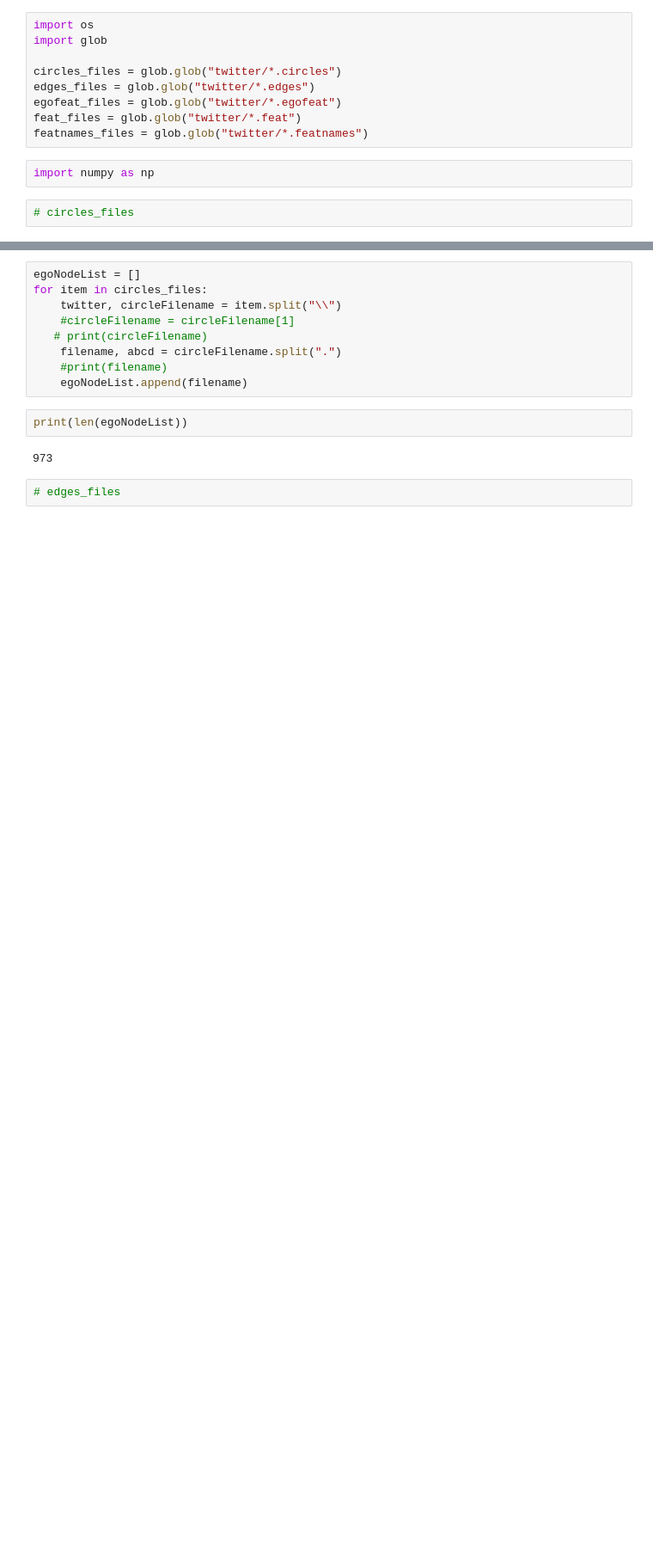
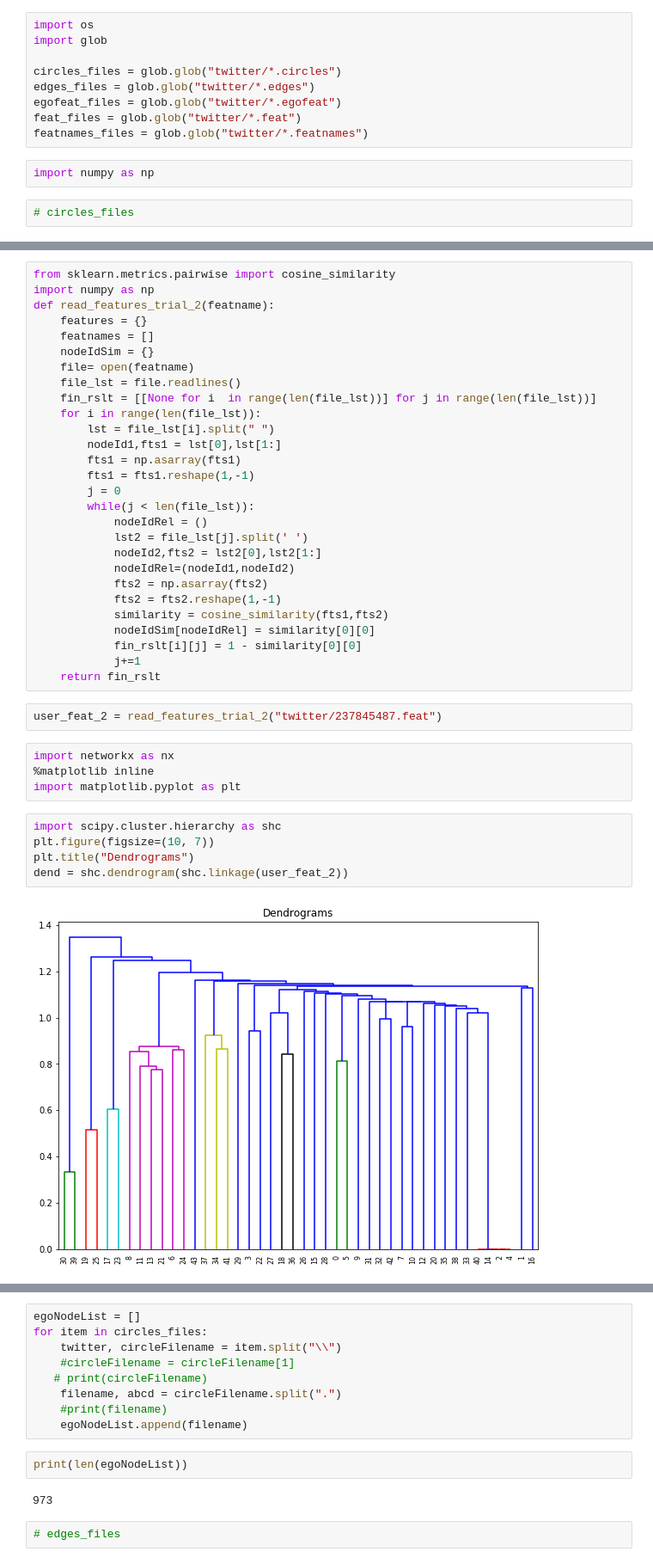
Before and after one commit to psnehas/Twitter_Graph_Mining, a Jupyter notebook: egotwitter.ipynb, the cells around one changed output, grey strips where cells are left out. Shown at 86% size. Cells and saved outputs as stored; diff of their text form; blank space fills up the shorter version.

```diff
--- a/egotwitter.ipynb
+++ b/egotwitter.ipynb
@@ -13,0 +53,41 @@ import numpy as np
+# %%
+from sklearn.metrics.pairwise import cosine_similarity
+import numpy as np
+def read_features_trial_2(featname):
+    features = {}
+    featnames = []
+    nodeIdSim = {}
+    file= open(featname)
+    file_lst = file.readlines()
+    fin_rslt = [[None for i  in range(len(file_lst))] for j in range(len(file_lst))]
+    for i in range(len(file_lst)):
+        lst = file_lst[i].split(" ")
+        nodeId1,fts1 = lst[0],lst[1:]
+        fts1 = np.asarray(fts1)
+        fts1 = fts1.reshape(1,-1)
+        j = 0
+        while(j < len(file_lst)):
+            nodeIdRel = ()
+            lst2 = file_lst[j].split(' ')
+            nodeId2,fts2 = lst2[0],lst2[1:]
+            nodeIdRel=(nodeId1,nodeId2)
+            fts2 = np.asarray(fts2)
+            fts2 = fts2.reshape(1,-1)
+            similarity = cosine_similarity(fts1,fts2)
+            nodeIdSim[nodeIdRel] = similarity[0][0]
+            fin_rslt[i][j] = 1 - similarity[0][0]
+            j+=1
+    return fin_rslt
+# %%
+user_feat_2 = read_features_trial_2("twitter/237845487.feat")
+# %%
+import networkx as nx
+%matplotlib inline
+import matplotlib.pyplot as plt
+# %%
+import scipy.cluster.hierarchy as shc
+plt.figure(figsize=(10, 7))
+plt.title("Dendrograms")
+dend = shc.dendrogram(shc.linkage(user_feat_2))
+# %% [output]
+[figure, added]
```
Also changed, not shown: parts of 30 cells of this notebook, 4 other files.
